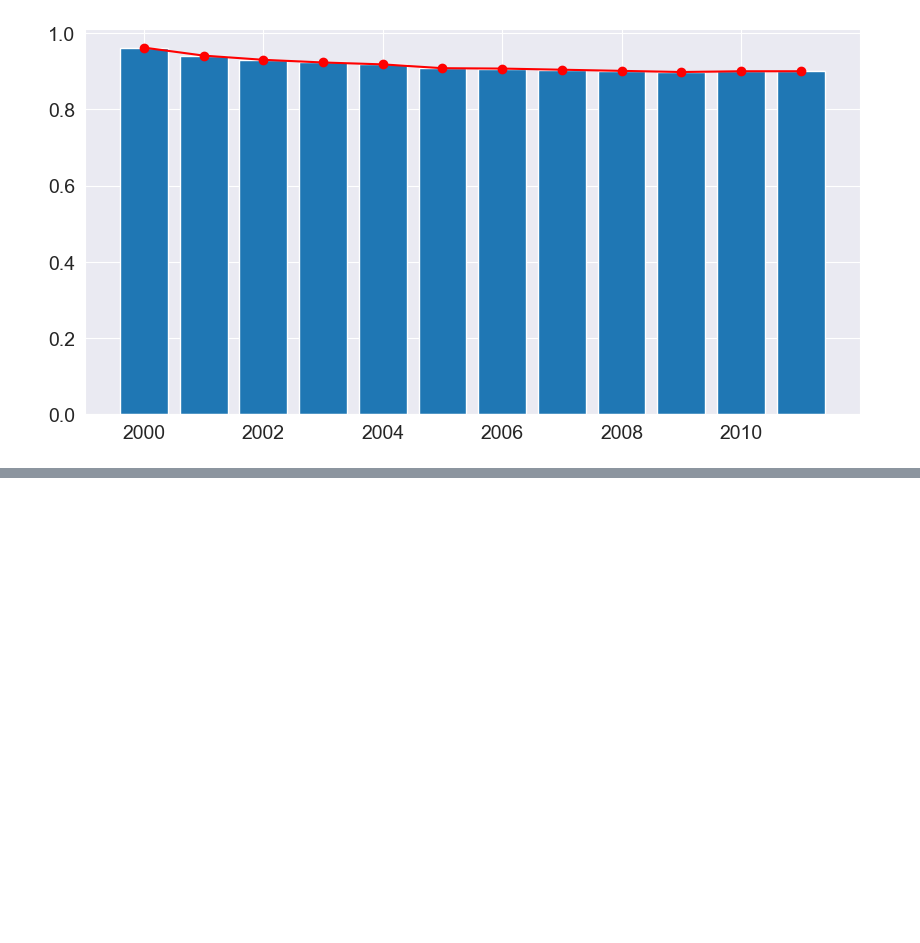
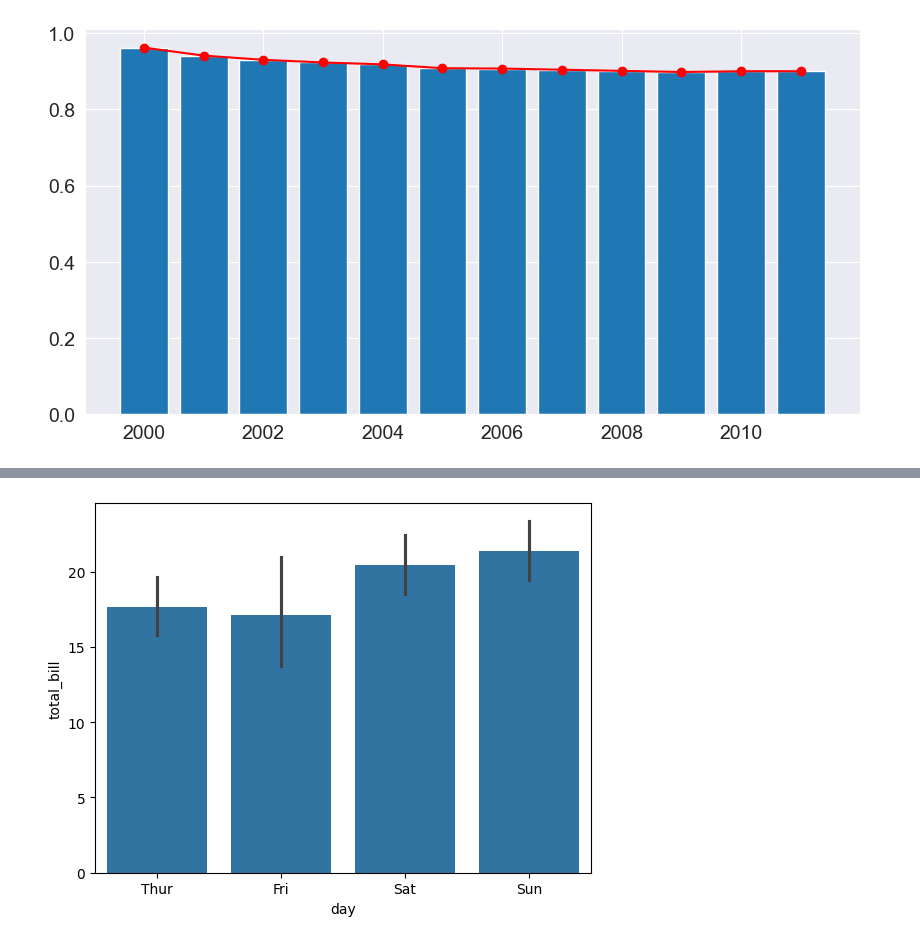
Before and after one commit to UsamaAliK/DATA-VISUALIZATION, a Jupyter notebook: Matplotlib.ipynb, the cells around one changed output, grey strips where cells are left out. Drawn from its saved outputs; the diff is of its cells as text; code cells hidden in the pictures; blank space fills up the shorter version.

```diff
--- a/Matplotlib.ipynb
+++ b/Matplotlib.ipynb
@@ -516,0 +543,4 @@ plt.plot(years,oranges,'o-r')
+# %%
+ sns.barplot(x='day',y='total_bill',data=tip_df);
+# %% [output]
+[figure, added]
```
Also changed, not shown: parts of 27 cells of this notebook, 2 other files.
